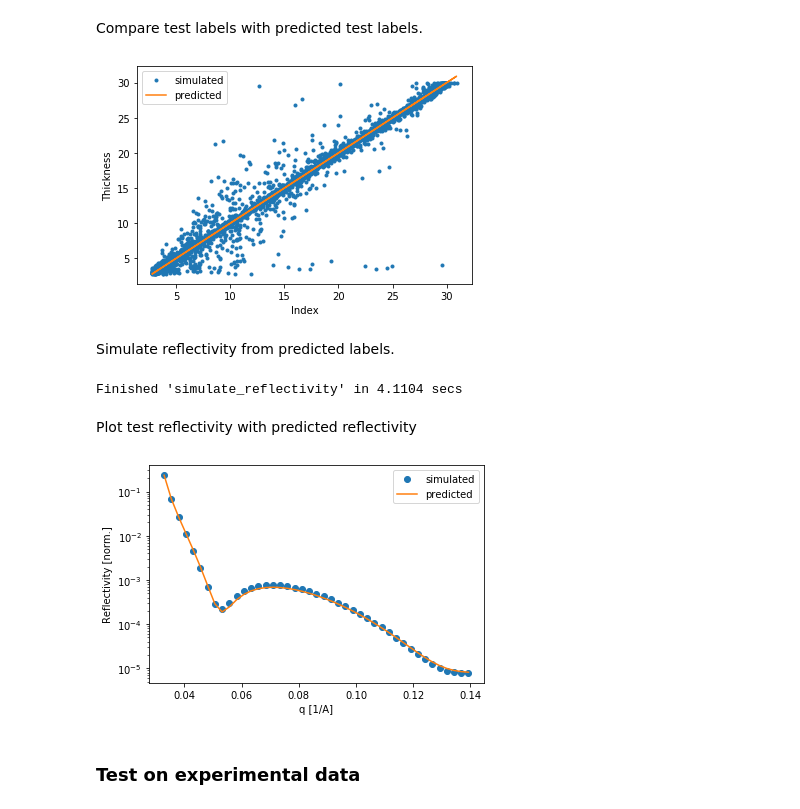
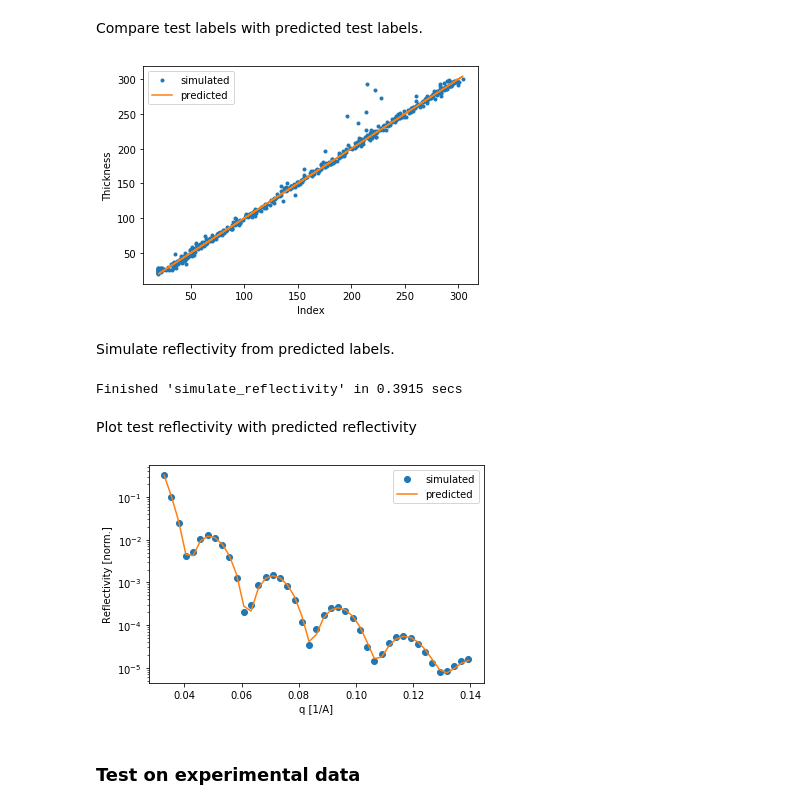
Before and after one commit to schreiber-lab/mlreflect, a Jupyter notebook: data/notebooks/usage_example.ipynb, the cells around one changed output. Cells and saved outputs as stored; diff of their text form; code cells hidden in the pictures.

```diff
--- a/data/notebooks/usage_example.ipynb
+++ b/data/notebooks/usage_example.ipynb
@@ -82,13 +105,13 @@ plt.show()
 # %% [markdown]
 Split labels and reflectivity into training, validation and testing sets. Since labels are saved as a pandas DataFrame, the index must be dropped.
 # %%
-train_labels = random_labels[:200000].reset_index(drop=True)
-val_labels = random_labels[200000:220000].reset_index(drop=True)
-test_labels = random_labels[220000:].reset_index(drop=True)
+train_labels = random_labels[:20000].reset_index(drop=True)
+val_labels = random_labels[20000:22000].reset_index(drop=True)
+test_labels = random_labels[22000:].reset_index(drop=True)
 # %%
-train_reflectivity = random_reflectivity[:200000, :]
-val_reflectivity = random_reflectivity[200000:220000, :]
-test_reflectivity = random_reflectivity[220000:, :]
+train_reflectivity = random_reflectivity[:20000, :]
+val_reflectivity = random_reflectivity[20000:22000, :]
+test_reflectivity = random_reflectivity[22000:, :]
 # %% [markdown]
 Write data to an h5 file so it can be reused later.
 # %%
@@ -118,5 +141,5 @@ Initialize OutputPreprocessor object with the used label ranges and apply prepro
 # %%
-op = OutputPreprocessor(thickness_ranges, roughness_ranges, sld_ranges)
+op = OutputPreprocessor(sample)
 
 train_labels_pp = op.apply_preprocessing(train_labels)
 val_labels_pp = op.apply_preprocessing(val_labels)
@@ -163,7 +186,7 @@ plt.show()
 # %% [markdown]
 Initialize the Prediction object for the given model and labels.
 # %%
-timestamp = '2020-01-16-184630' # Timestamp needs to be adjusted to the one of the trained model
+timestamp = '2020-01-17-195659' # Timestamp needs to be adjusted to the one of the trained model
 pr = Prediction('output/simple_model/models/' + timestamp + '.h5', op.used_label_names)
 # %%
 pred_test_labels = pr.predict_labels(test_reflectivity_pp) # Predict labels for simulated test data
@@ -272,31 +295,31 @@ restored_pred_test_labels # Inspect predicted test labels without preprocessing
 # %% [markdown]
 Compare test labels with predicted test labels.
 # %%
-plt.plot(restored_pred_test_labels['layer2_thickness'], test_labels['layer2_thickness'], '.', label='simulated')
-plt.plot(restored_pred_test_labels['layer2_thickness'], restored_pred_test_labels['layer2_thickness'], label='predicted')
+plt.plot(restored_pred_test_labels['Film_thickness'], test_labels['Film_thickness'], '.', label='simulated')
+plt.plot(restored_pred_test_labels['Film_thickness'], restored_pred_test_labels['Film_thickness'], label='predicted')
 plt.legend()
 plt.xlabel('Index')
 plt.ylabel('Thickness')
 plt.show()
 # %% [output]
-[figure, old version]
+[figure, new version]
 # %% [markdown]
 Simulate reflectivity from predicted labels.
 # %%
-pred_test_reflectivity = rg.simulate_reflectivity(restored_pred_test_labels)
+pred_test_reflectivity = gen.simulate_reflectivity(restored_pred_test_labels)
 # %% [output]
-Finished 'simulate_reflectivity' in 4.1104 secs
+Finished 'simulate_reflectivity' in 0.3915 secs
 # %% [markdown]
 Plot test reflectivity with predicted reflectivity
 # %%
-plt.semilogy(q, test_reflectivity[600, :], 'o', label='simulated')
-plt.semilogy(q, pred_test_reflectivity[600, :], label='predicted')
+plt.semilogy(q, test_reflectivity[4, :], 'o', label='simulated')
+plt.semilogy(q, pred_test_reflectivity[4, :], label='predicted')
 plt.legend()
 plt.xlabel('q [1/A]')
 plt.ylabel('Reflectivity [norm.]')
 plt.show()
 # %% [output]
-[figure, old version]
+[figure, new version]
 # %% [markdown]
 ### Test on experimental data
 # %%
```
Also changed, not shown: parts of 30 cells of this notebook, 4 other files.
